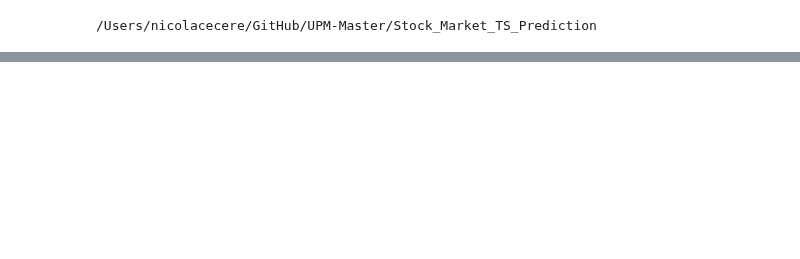
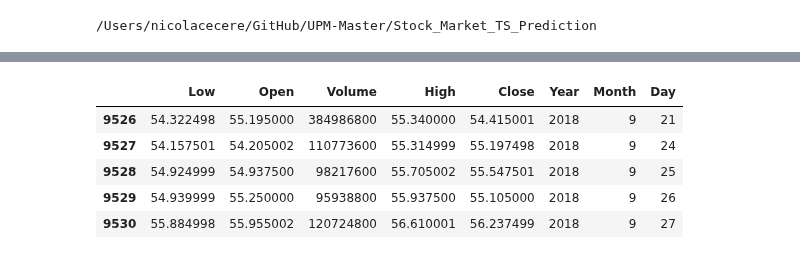
Before and after one commit to nicola-cecere/Stock_Market_TS_Prediction, a Jupyter notebook: models/LSTM.ipynb, the cells around one changed output, grey strips where cells are left out. Saved outputs shown, nothing was run; the diff lists cells and outputs as text; code cells hidden in the pictures; blank space fills up the shorter version.

```diff
--- a/models/LSTM.ipynb
+++ b/models/LSTM.ipynb
@@ -95,0 +72,9 @@ history = model.fit(X_train, y_train, epochs=50, batch_size=1, verbose=1)
+# %%
+# Calculate the mean and standard deviation of each column in the training set
+train_mean = train.mean()
+train_std = train.std()
+
+# Standardize the train, validation, and test sets using the calculated mean and std
+train = (train - train_mean) / train_std
+val = (val - train_mean) / train_std
+test = (test - train_mean) / train_std
@@ -192,0 +205,9 @@ y_pred.shape
+# %%
+train.tail()
+# %% [output]
+|  | Low | Open | Volume | High | Close | Year | Month | Day |
+| 9526 | 54.322498 | 55.195000 | 384986800 | 55.340000 | 54.415001 | 2018 | 9 | 21 |
+| 9527 | 54.157501 | 54.205002 | 110773600 | 55.314999 | 55.197498 | 2018 | 9 | 24 |
+| 9528 | 54.924999 | 54.937500 | 98217600 | 55.705002 | 55.547501 | 2018 | 9 | 25 |
+| 9529 | 54.939999 | 55.250000 | 95938800 | 55.937500 | 55.105000 | 2018 | 9 | 26 |
+| 9530 | 55.884998 | 55.955002 | 120724800 | 56.610001 | 56.237499 | 2018 | 9 | 27 |
```
Also changed, not shown: parts of 19 cells of this notebook, 4 other files.
